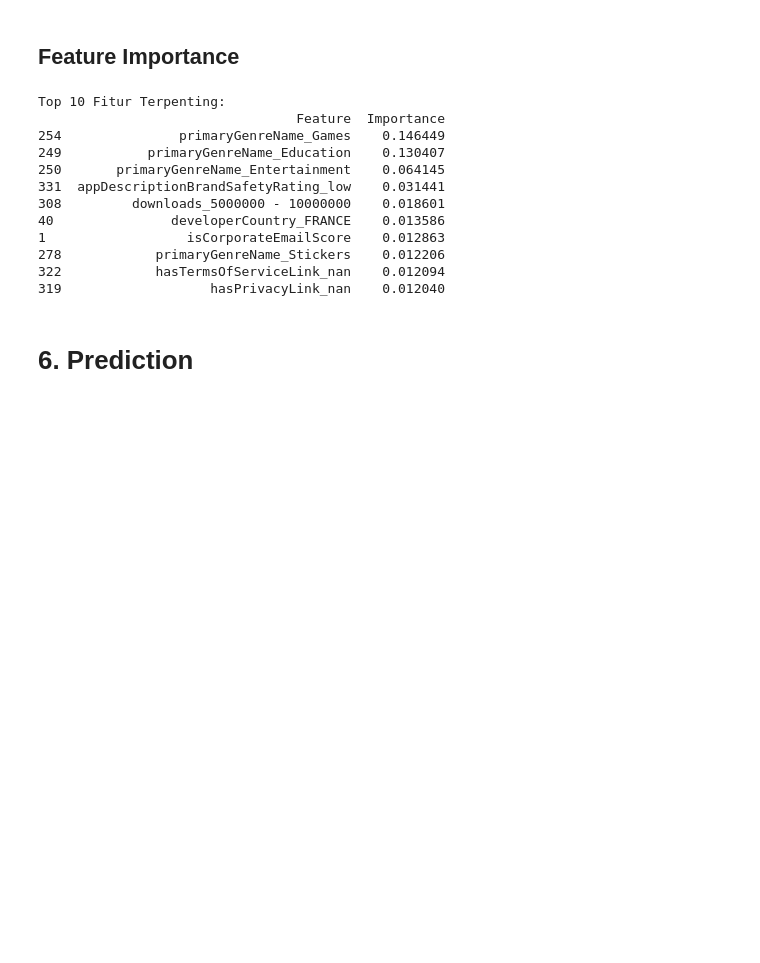
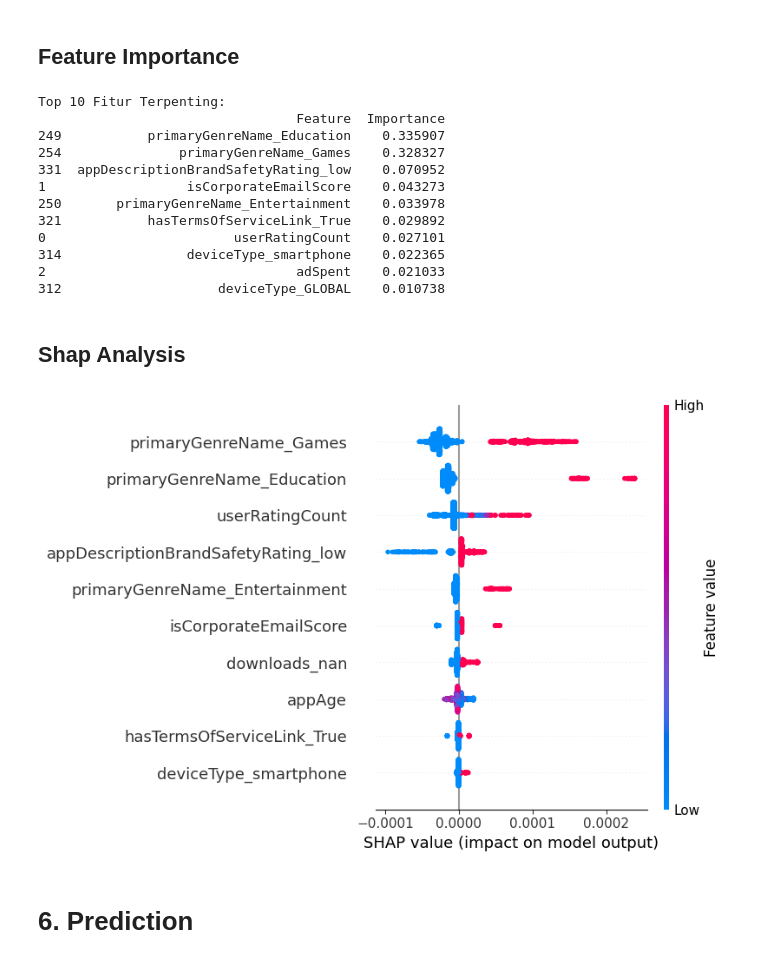
Before and after one commit to kirisame-ame/findit, a Jupyter notebook: main.ipynb, the cells around one changed output. Cells and saved outputs as stored; diff of their text form; code cells hidden in the pictures; blank space fills up the shorter version.

```diff
--- a/main.ipynb
+++ b/main.ipynb
@@ -262,0 +416,10 @@ ROC AUC: 0.8565230718445686
+# %%
+fin_xgb = XGBClassifier(**tuned_params, random_state=STATE, eval_metric="auc",objective='binary:logistic'
+                              , early_stopping_rounds=100, n_estimators=1000)
+# %%
+fin_xgb.fit(X_train, y_train, eval_set=[(X_val, y_val)], verbose=False)
+y_pred = fin_xgb.predict_proba(X_val)[:, 1]
+y_pred_binary = (y_pred > 0.5).astype(int)
+print(classification_report(y_val, y_pred_binary))
+print(f"Accuracy: {accuracy_score(y_val, y_pred_binary)}")
+print(f"ROC AUC: {roc_auc_score(y_val, y_pred)}")
@@ -265,7 +440,7 @@ ROC AUC: 0.8565230718445686
 # %%
 feature_importance = pd.DataFrame({
     'Feature': X.columns,
-    'Importance': xgb.feature_importances_
+    'Importance': fin_xgb.feature_importances_
 }).sort_values('Importance', ascending=False)
 
 print("\nTop 10 Fitur Terpenting:")
@@ -273,13 +448,15 @@ print(feature_importance.head(10))
 # %% [output]
 Top 10 Fitur Terpenting:
                                  Feature  Importance
-254               primaryGenreName_Games    0.146449
-249           primaryGenreName_Education    0.130407
-250       primaryGenreName_Entertainment    0.064145
-331  appDescriptionBrandSafetyRating_low    0.031441
-308         downloads_5000000 - 10000000    0.018601
-40               developerCountry_FRANCE    0.013586
-1                  isCorporateEmailScore    0.012863
-278            primaryGenreName_Stickers    0.012206
-322            hasTermsOfServiceLink_nan    0.012094
-319                   hasPrivacyLink_nan    0.012040
+249           primaryGenreName_Education    0.335907
+254               primaryGenreName_Games    0.328327
+331  appDescriptionBrandSafetyRating_low    0.070952
+1                  isCorporateEmailScore    0.043273
+250       primaryGenreName_Entertainment    0.033978
+321           hasTermsOfServiceLink_True    0.029892
+0                        userRatingCount    0.027101
+314                deviceType_smartphone    0.022365
+2                                adSpent    0.021033
+312                    deviceType_GLOBAL    0.010738
+# %% [markdown]
+## Shap Analysis
@@ -286,3 +465,12 @@ Top 10 Fitur Terpenting:
+# %%
+explainer = shap.Explainer(fin_xgb)
+shap_values = explainer.shap_values(X_val)
+# %%
+shap_exp = explainer(X_val)
+# %%
+shap.summary_plot(shap_exp, X_val,max_display=10)
+# %% [output]
+[figure, added]
 # %% [markdown]
 # 6. Prediction
 # %%
```
Also changed, not shown: parts of 21 cells of this notebook, 2 other files.
